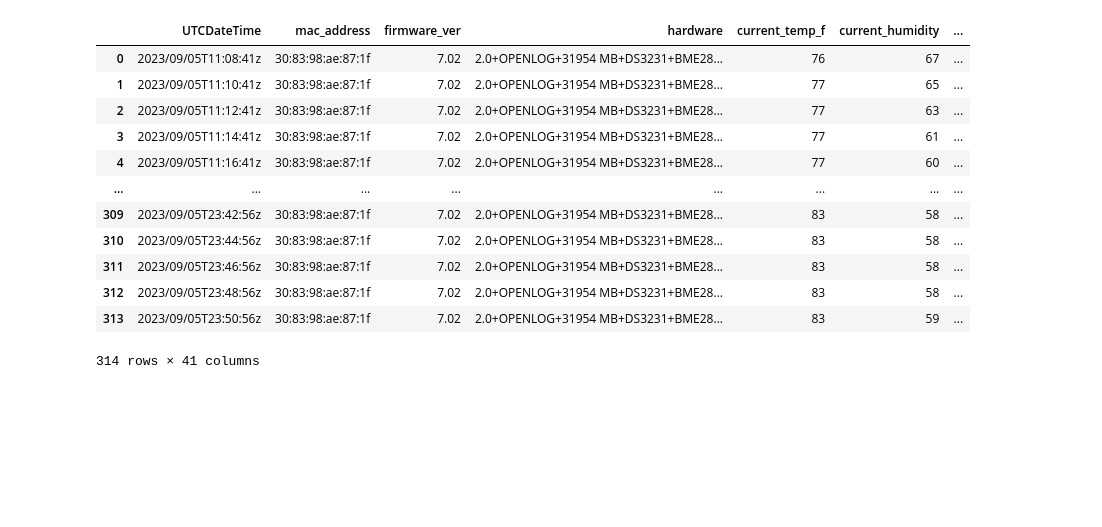
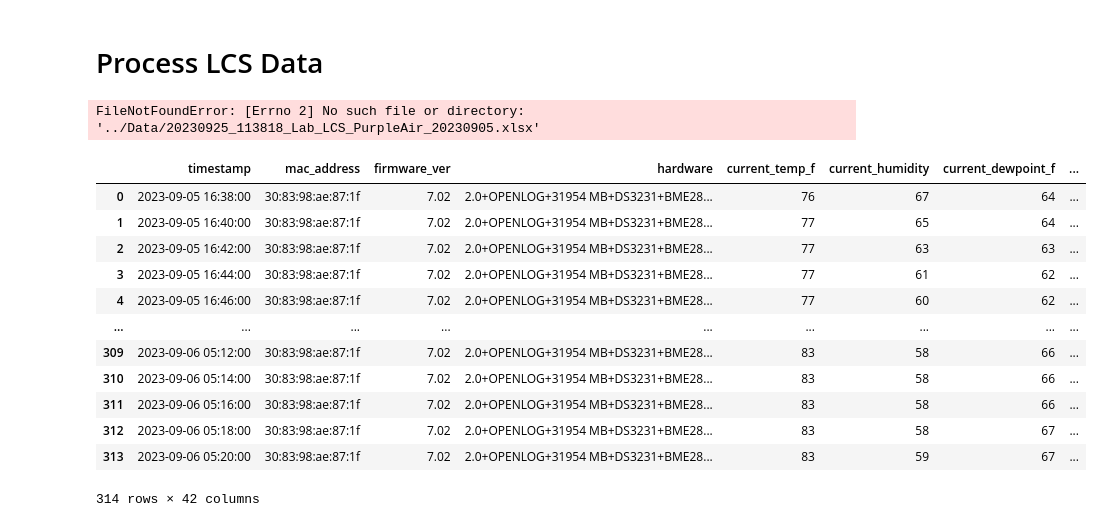
Before and after one commit to hitansh1299/IITB_LCS, a Jupyter notebook: src/test.ipynb, the cells around one changed output. Saved outputs shown, nothing was run; the diff lists cells and outputs as text; code cells hidden in the pictures; blank space fills up the shorter version.

```diff
--- a/src/test.ipynb
+++ b/src/test.ipynb
@@ -18,16 +0,0 @@ pd.read_excel('../Data/5th sept lab.xlsx', sheet_name=2, header=4, keep_default_
-# %%
-pd.read_excel('../Data/20230905.xlsx', sheet_name=0, header=0, keep_default_na=False)
-# %% [output]
-|  | UTCDateTime | mac_address | firmware_ver | hardware | current_temp_f | current_humidity | ... |
-| 0 | 2023/09/05T11:08:41z | 30:83:98:ae:87:1f | 7.02 | 2.0+OPENLOG+31954 MB+DS3231+BME28... | 76 | 67 | ... |
-| 1 | 2023/09/05T11:10:41z | 30:83:98:ae:87:1f | 7.02 | 2.0+OPENLOG+31954 MB+DS3231+BME28... | 77 | 65 | ... |
-| 2 | 2023/09/05T11:12:41z | 30:83:98:ae:87:1f | 7.02 | 2.0+OPENLOG+31954 MB+DS3231+BME28... | 77 | 63 | ... |
-| 3 | 2023/09/05T11:14:41z | 30:83:98:ae:87:1f | 7.02 | 2.0+OPENLOG+31954 MB+DS3231+BME28... | 77 | 61 | ... |
-| 4 | 2023/09/05T11:16:41z | 30:83:98:ae:87:1f | 7.02 | 2.0+OPENLOG+31954 MB+DS3231+BME28... | 77 | 60 | ... |
-| ... | ... | ... | ... | ... | ... | ... | ... |
-| 309 | 2023/09/05T23:42:56z | 30:83:98:ae:87:1f | 7.02 | 2.0+OPENLOG+31954 MB+DS3231+BME28... | 83 | 58 | ... |
-| 310 | 2023/09/05T23:44:56z | 30:83:98:ae:87:1f | 7.02 | 2.0+OPENLOG+31954 MB+DS3231+BME28... | 83 | 58 | ... |
-| 311 | 2023/09/05T23:46:56z | 30:83:98:ae:87:1f | 7.02 | 2.0+OPENLOG+31954 MB+DS3231+BME28... | 83 | 58 | ... |
-| 312 | 2023/09/05T23:48:56z | 30:83:98:ae:87:1f | 7.02 | 2.0+OPENLOG+31954 MB+DS3231+BME28... | 83 | 58 | ... |
-| 313 | 2023/09/05T23:50:56z | 30:83:98:ae:87:1f | 7.02 | 2.0+OPENLOG+31954 MB+DS3231+BME28... | 83 | 59 | ... |
-314 rows × 41 columns
@@ -33,0 +4,2 @@ pd.read_excel('../Data/20230905.xlsx', sheet_name=0, header=0, keep_default_na=F
+# %% [markdown]
+# Process LCS Data
@@ -33,0 +42,31 @@ pd.read_excel('../Data/20230905.xlsx', sheet_name=0, header=0, keep_default_na=F
+# %%
+filepath = '../Data/20230925_113818_Lab_LCS_PurpleAir_20230905.xlsx'
+lcs = pd.read_excel(filepath, sheet_name=0, header=0, keep_default_na=False, parse_dates=['UTCDateTime'])
+lcs.UTCDateTime = lcs.UTCDateTime.dt.tz_localize('UTC').dt.tz_convert('Asia/Calcutta')
+lcs['location'] = filepath.split('/')[-1].split('_')[2]
+lcs.rename(columns={'UTCDateTime': 'timestamp',
+                    'pm2.5_aqi_cf_1':'pm2_5_aqi_cf_1',
+                    'pm2.5_aqi_atm' : 'pm2_5_aqi_atm',
+                    'pm2.5_aqi_cf_1_b' : 'pm2_5_aqi_cf_1_b',
+                    'pm2.5_aqi_atm_b' : 'pm2_5_aqi_atm_b',
+                    'Location':'location'}, inplace=True)
+# %% [output]
+FileNotFoundError: [Errno 2] No such file or directory: '../Data/20230925_113818_Lab_LCS_PurpleAir_20230905.xlsx'
+# %%
+lcs.timestamp.dt.floor('min')
+lcs.timestamp = lcs.timestamp.dt.tz_localize(None).dt.floor('min')
+lcs
+# %% [output]
+|  | timestamp | mac_address | firmware_ver | hardware | current_temp_f | current_humidity | current_dewpoint_f | ... |
+| 0 | 2023-09-05 16:38:00 | 30:83:98:ae:87:1f | 7.02 | 2.0+OPENLOG+31954 MB+DS3231+BME28... | 76 | 67 | 64 | ... |
+| 1 | 2023-09-05 16:40:00 | 30:83:98:ae:87:1f | 7.02 | 2.0+OPENLOG+31954 MB+DS3231+BME28... | 77 | 65 | 64 | ... |
+| 2 | 2023-09-05 16:42:00 | 30:83:98:ae:87:1f | 7.02 | 2.0+OPENLOG+31954 MB+DS3231+BME28... | 77 | 63 | 63 | ... |
+| 3 | 2023-09-05 16:44:00 | 30:83:98:ae:87:1f | 7.02 | 2.0+OPENLOG+31954 MB+DS3231+BME28... | 77 | 61 | 62 | ... |
+| 4 | 2023-09-05 16:46:00 | 30:83:98:ae:87:1f | 7.02 | 2.0+OPENLOG+31954 MB+DS3231+BME28... | 77 | 60 | 62 | ... |
+| ... | ... | ... | ... | ... | ... | ... | ... | ... |
+| 309 | 2023-09-06 05:12:00 | 30:83:98:ae:87:1f | 7.02 | 2.0+OPENLOG+31954 MB+DS3231+BME28... | 83 | 58 | 66 | ... |
+| 310 | 2023-09-06 05:14:00 | 30:83:98:ae:87:1f | 7.02 | 2.0+OPENLOG+31954 MB+DS3231+BME28... | 83 | 58 | 66 | ... |
+| 311 | 2023-09-06 05:16:00 | 30:83:98:ae:87:1f | 7.02 | 2.0+OPENLOG+31954 MB+DS3231+BME28... | 83 | 58 | 66 | ... |
+| 312 | 2023-09-06 05:18:00 | 30:83:98:ae:87:1f | 7.02 | 2.0+OPENLOG+31954 MB+DS3231+BME28... | 83 | 58 | 67 | ... |
+| 313 | 2023-09-06 05:20:00 | 30:83:98:ae:87:1f | 7.02 | 2.0+OPENLOG+31954 MB+DS3231+BME28... | 83 | 59 | 67 | ... |
+314 rows × 42 columns
```
Also changed, not shown: parts of 41 cells of this notebook, 22 other files.
